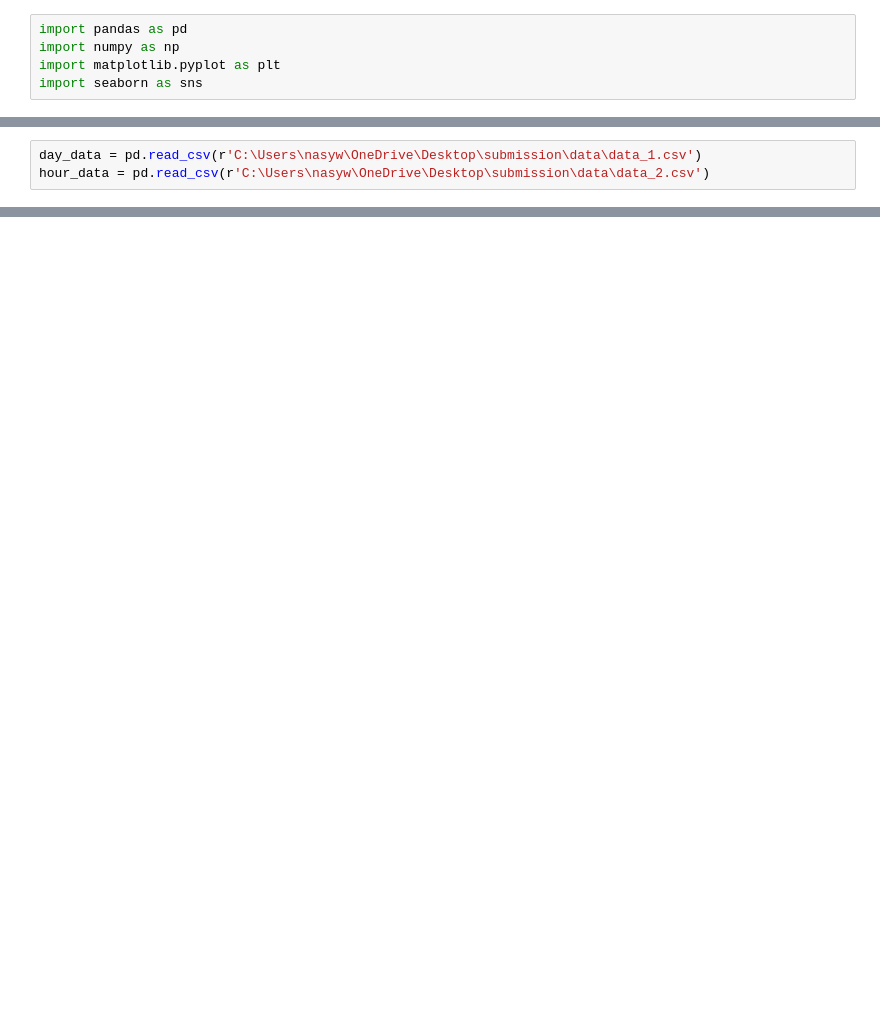
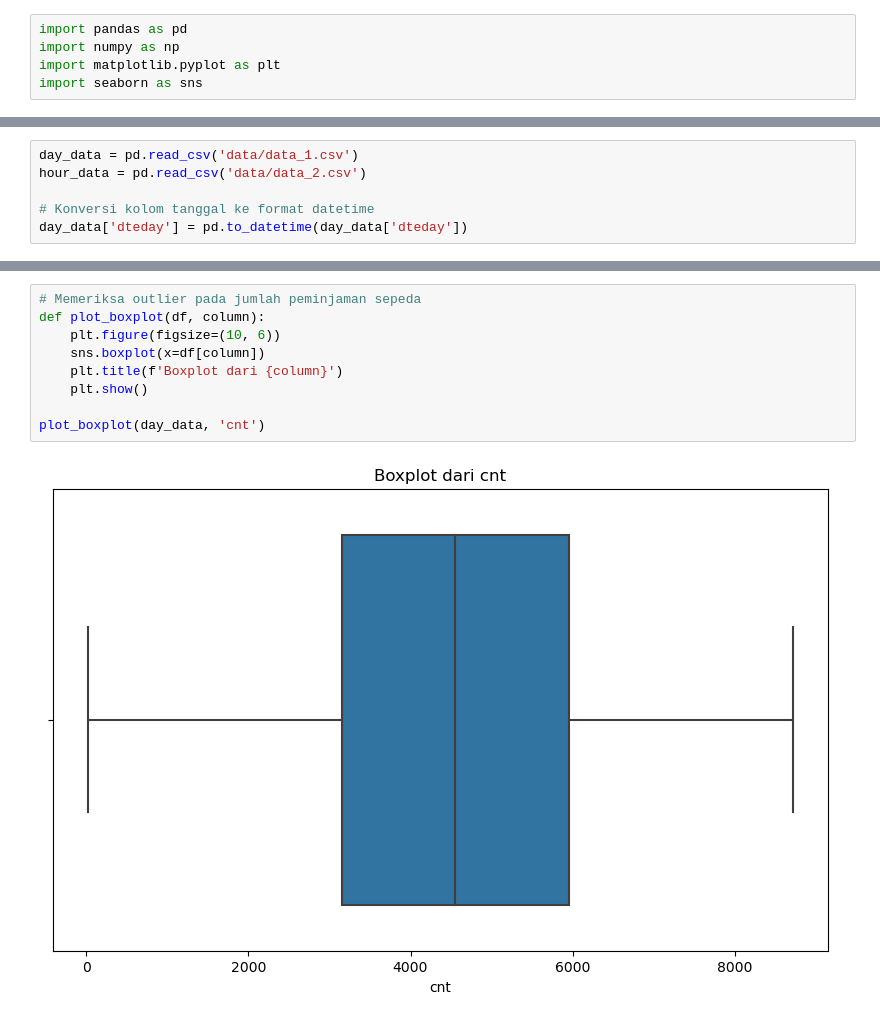
Before and after one commit to TrizzlyGH/DatSci-Dicoding-Nasywan, a Jupyter notebook: notebook.ipynb, the cells around one changed output, grey strips where cells are left out. Drawn from its saved outputs; the diff is of its cells as text; blank space fills up the shorter version.

```diff
--- a/notebook.ipynb
+++ b/notebook.ipynb
@@ -22,4 +26,7 @@ import seaborn as sns
 # %%
-day_data = pd.read_csv(r'C:\Users\nasyw\OneDrive\Desktop\submission\data\data_1.csv')
-hour_data = pd.read_csv(r'C:\Users\nasyw\OneDrive\Desktop\submission\data\data_2.csv')
+day_data = pd.read_csv('data/data_1.csv')
+hour_data = pd.read_csv('data/data_2.csv')
+
+# Konversi kolom tanggal ke format datetime
+day_data['dteday'] = pd.to_datetime(day_data['dteday'])
 # %% [markdown]
@@ -199,0 +90,11 @@ plt.show()
+# %%
+# Memeriksa outlier pada jumlah peminjaman sepeda
+def plot_boxplot(df, column):
+    plt.figure(figsize=(10, 6))
+    sns.boxplot(x=df[column])
+    plt.title(f'Boxplot dari {column}')
+    plt.show()
+
+plot_boxplot(day_data, 'cnt')
+# %% [output]
+[figure, added]
```
Also changed, not shown: parts of 52 cells of this notebook, 2 other files.
